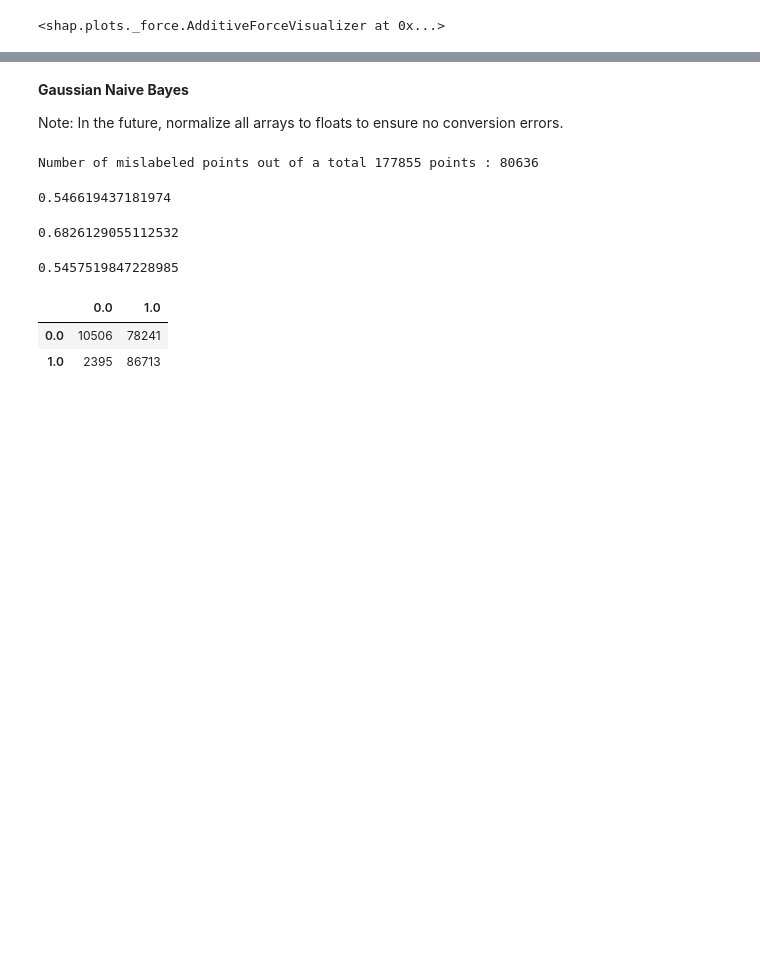
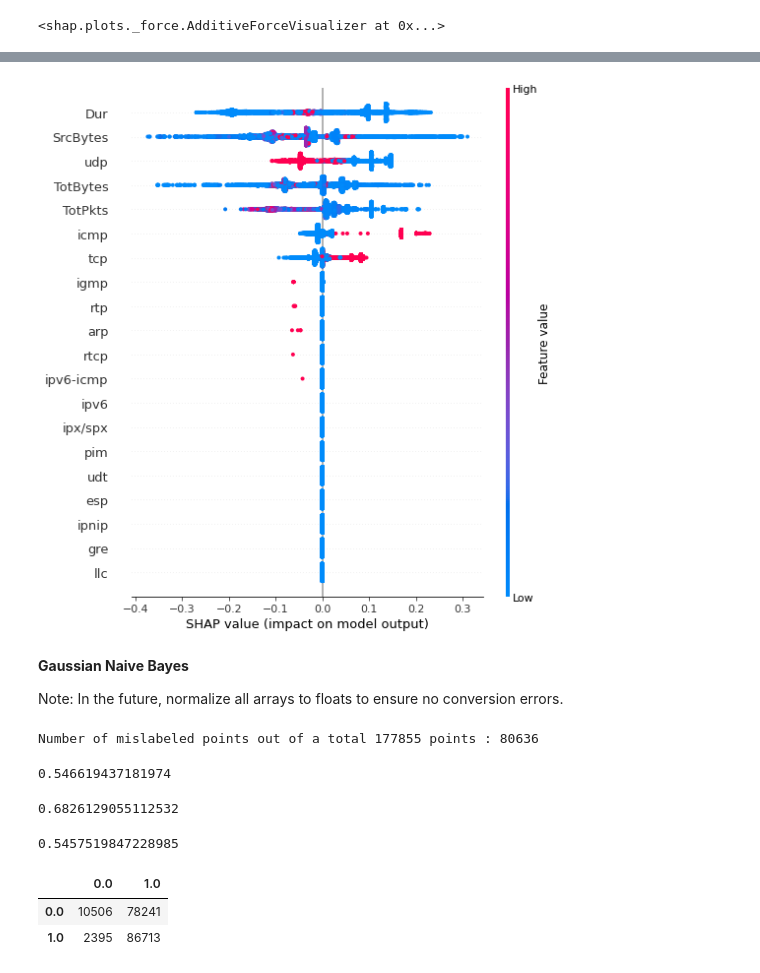
Before and after one commit to NeilCollinsMS/CTU-13-Classification, a Jupyter notebook: CTU_13_Classification_(Aggregate).ipynb, the cells around one changed output, grey strips where cells are left out. Saved outputs shown, nothing was run; the diff lists cells and outputs as text; code cells hidden in the pictures; blank space fills up the shorter version.

Commit message:
Fixed SHAP Summary Plot

```diff
--- a/CTU_13_Classification_(Aggregate).ipynb
+++ b/CTU_13_Classification_(Aggregate).ipynb
@@ -511,8 +511,7 @@ shap.force_plot(k_explainer.expected_value[1], k_shap_values[1], prediction_data
 [interactive output not drawn]
 <shap.plots._force.AdditiveForceVisualizer at 0x...>
 # %%
-# SHAP Summary plot run on a small sample of the testing data. (The X_test dataframe is far too large to run this against in a timely manner)
+# SHAP Summary plot needs to run on a small sample of the testing data. (The X_test dataframe is far too large to run this against in a timely manner)
 
+explainer = shap.TreeExplainer(classifier_1)
 X_test_sample = X_test.sample(frac=0.05, replace=False, random_state=1)
-shap_values = shap.TreeExplainer(classifier_1).shap_values(X_test_sample)
-shap.summary_plot(shap_values, X_test_sample)
@@ -520,0 +538,4 @@ shap.summary_plot(shap_values, X_test_sample)
+# %%
+# Coercing features to numeric to make sure shap.summary_plot colors properly
+
+X_test_sample = X_test_sample.apply(pd.to_numeric, errors='coerce')
@@ -521,3 +562,8 @@ shap.summary_plot(shap_values, X_test_sample)
+# %%
+shap_values = explainer.shap_values(X_test_sample)
+shap.summary_plot(shap_values[1], X_test_sample)
+# %% [output]
+[figure, added]
 # %% [markdown]
 **Gaussian Naive Bayes**
 
```
Also changed, not shown: parts of 4 cells of this notebook.
